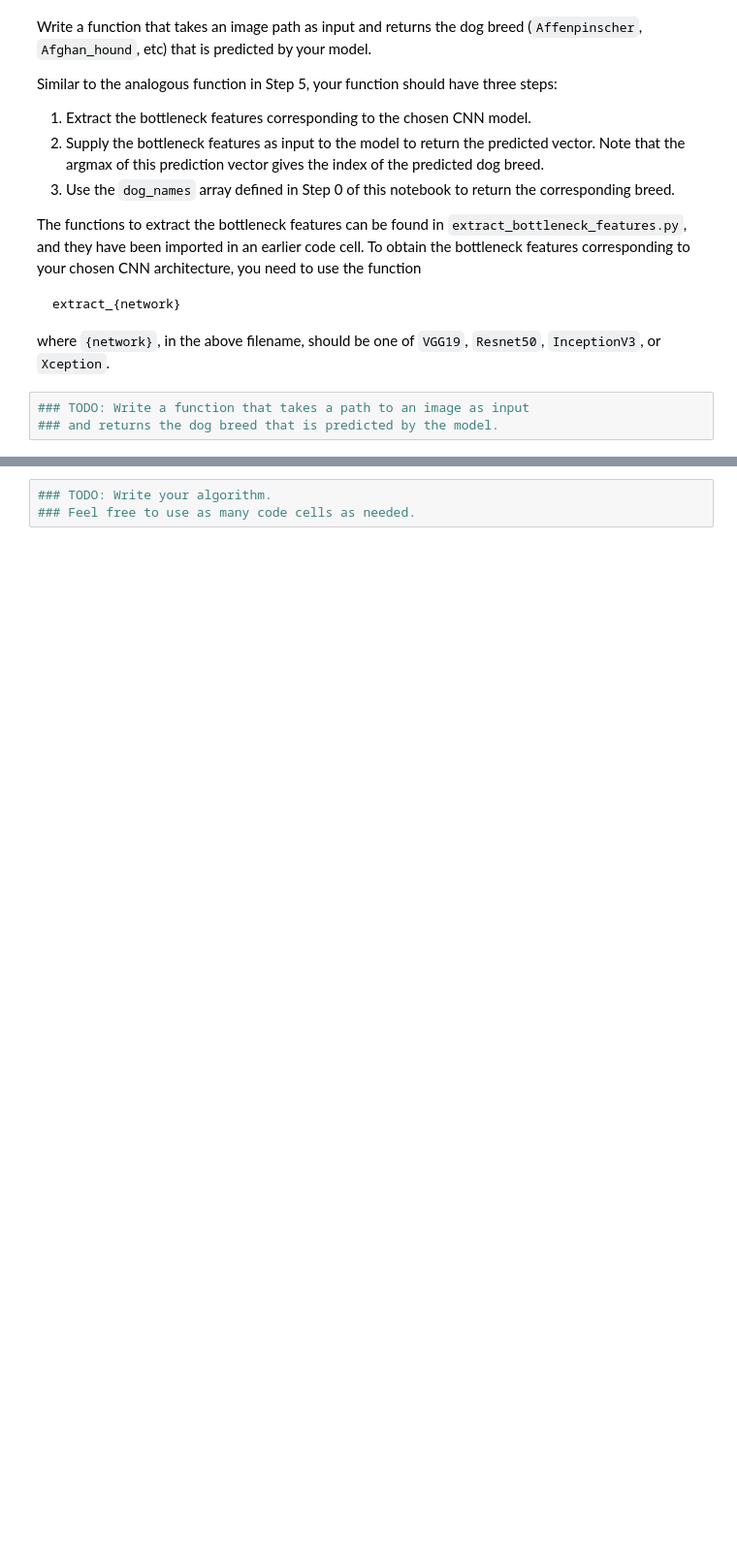
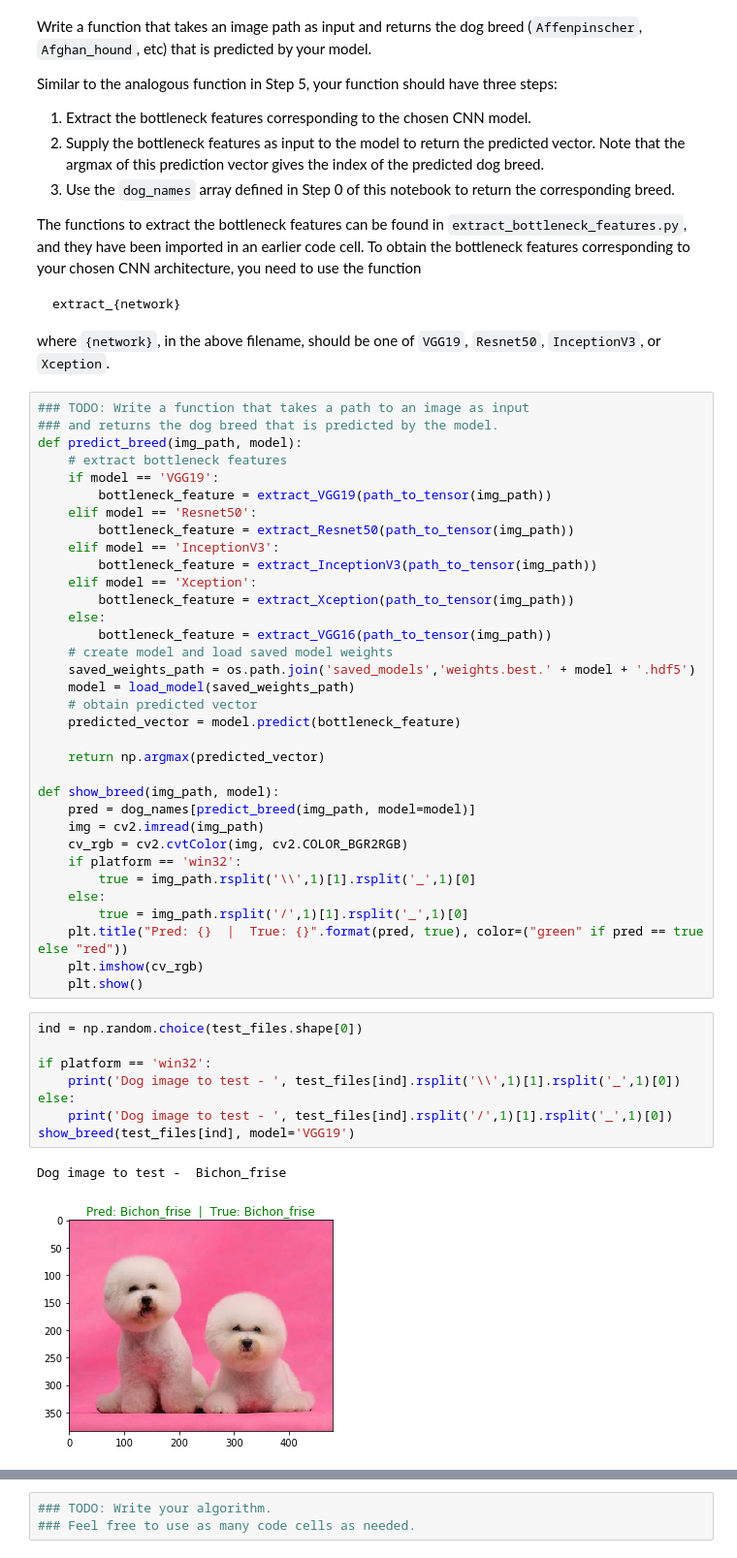
Before and after one commit to m00nd00r/Dog-Breed-App, a Jupyter notebook: dog_app.ipynb, the cells around one changed output, grey strips where cells are left out. Shown at 97% size. Saved outputs shown, nothing was run; the diff lists cells and outputs as text; blank space fills up the shorter version.

Commit message:
updates: dog breed app.

```diff
--- a/dog_app.ipynb
+++ b/dog_app.ipynb
@@ -1017,9 +1062,51 @@ The functions to extract the bottleneck features can be found in `extract_bottle
     extract_{network}
 
 where `{network}`, in the above filename, should be one of `VGG19`, `Resnet50`, `InceptionV3`, or `Xception`.
-# %%
-### TODO: Write a function that takes a path to an image as input
-### and returns the dog breed that is predicted by the model.
+# %%
+### TODO: Write a function that takes a path to an image as input
+### and returns the dog breed that is predicted by the model.
+def predict_breed(img_path, model):
+    # extract bottleneck features
+    if model == 'VGG19':
+        bottleneck_feature = extract_VGG19(path_to_tensor(img_path))
+    elif model == 'Resnet50':
+        bottleneck_feature = extract_Resnet50(path_to_tensor(img_path))
+    elif model == 'InceptionV3':
+        bottleneck_feature = extract_InceptionV3(path_to_tensor(img_path))
+    elif model == 'Xception':
+        bottleneck_feature = extract_Xception(path_to_tensor(img_path))
+    else:
+        bottleneck_feature = extract_VGG16(path_to_tensor(img_path))
+    # create model and load saved model weights
+    saved_weights_path = os.path.join('saved_models','weights.best.' + model + '.hdf5')
+    model = load_model(saved_weights_path)
+    # obtain predicted vector
+    predicted_vector = model.predict(bottleneck_feature)
+
+    return np.argmax(predicted_vector)
+
+def show_breed(img_path, model):
+    pred = dog_names[predict_breed(img_path, model=model)]
+    img = cv2.imread(img_path)
+    cv_rgb = cv2.cvtColor(img, cv2.COLOR_BGR2RGB)
+    if platform == 'win32':
+        true = img_path.rsplit('\\',1)[1].rsplit('_',1)[0]
+    else:
+        true = img_path.rsplit('/',1)[1].rsplit('_',1)[0]
+    plt.title("Pred: {}  |  True: {}".format(pred, true), color=("green" if pred == true else "red"))
+    plt.imshow(cv_rgb)
+    plt.show()
+# %%
+ind = np.random.choice(test_files.shape[0])
+
+if platform == 'win32':
+    print('Dog image to test - ', test_files[ind].rsplit('\\',1)[1].rsplit('_',1)[0])
+else:
+    print('Dog image to test - ', test_files[ind].rsplit('/',1)[1].rsplit('_',1)[0])
+show_breed(test_files[ind], model='VGG19')
+# %% [output]
+Dog image to test -  Bichon_frise
+[figure, added]
 # %% [markdown]
 ---
 <a id='step6'></a>
```
Also changed, not shown: parts of 45 cells of this notebook.
